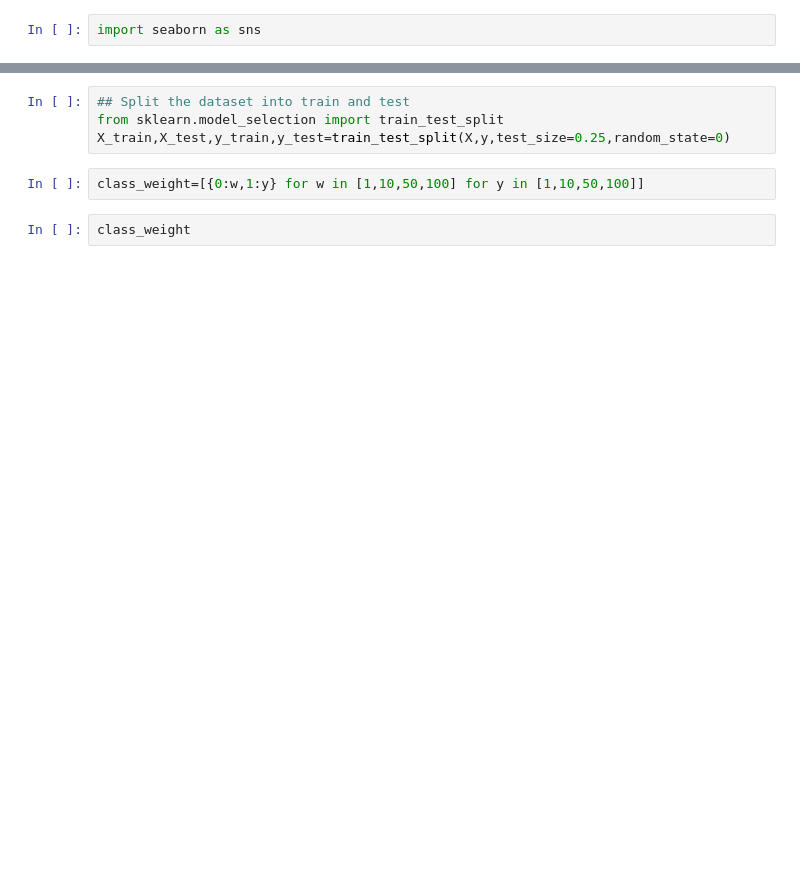
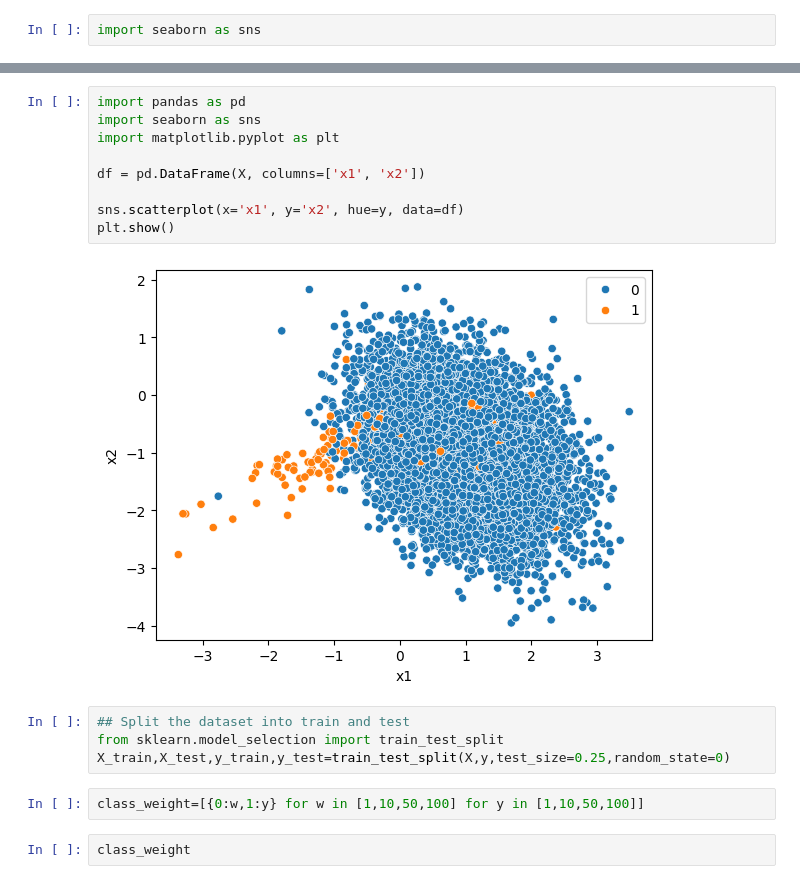
Before and after one commit to Leonidus786/DC_DDS_01, a Jupyter notebook: Machine_learning/4.Logistic_Regression/Logistic+Regression+Implementation.ipynb, the cells around one changed output, grey strips where cells are left out. Cells and saved outputs as stored; diff of their text form; blank space fills up the shorter version.

```diff
--- a/Machine_learning/4.Logistic_Regression/Logistic+Regression+Implementation.ipynb
+++ b/Machine_learning/4.Logistic_Regression/Logistic+Regression+Implementation.ipynb
@@ -150,3 +302,14 @@ sns.scatterplot(pd.DataFrame(X)[0],pd.DataFrame(X)[1],hue=y)
+# %%
+import pandas as pd
+import seaborn as sns
+import matplotlib.pyplot as plt
+
+df = pd.DataFrame(X, columns=['x1', 'x2'])
+
+sns.scatterplot(x='x1', y='x2', hue=y, data=df)
+plt.show()
+# %% [output]
+[figure, added]
 # %%
 ## Split the dataset into train and test
 from sklearn.model_selection import train_test_split
```
Also changed, not shown: parts of 29 cells of this notebook.
